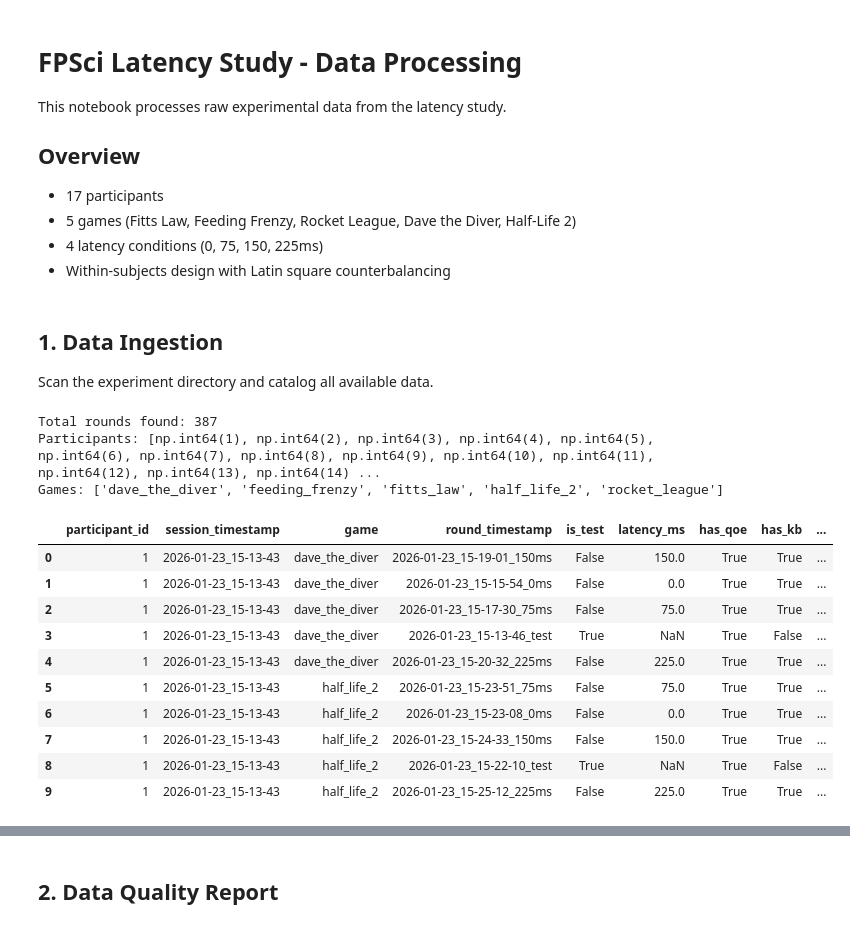
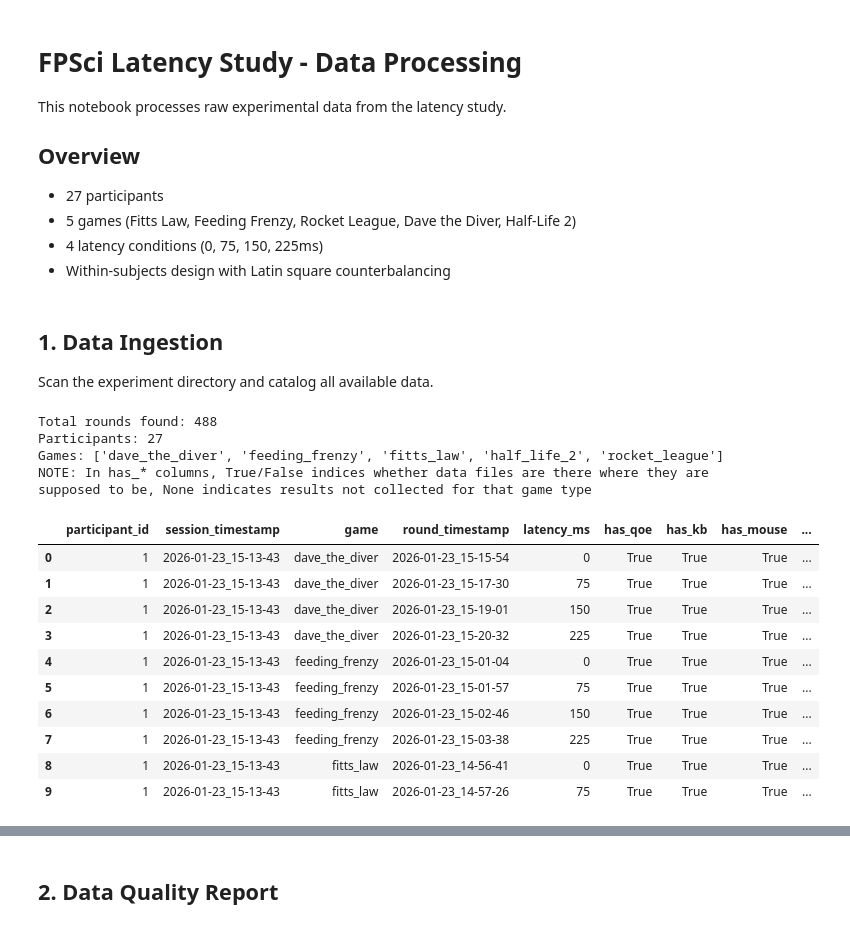
Before and after one commit to FelixNgFender/fpsci-harness, a Jupyter notebook: analysis/data_processing.ipynb, the cells around one changed output, grey strips where cells are left out. Cells and saved outputs as stored; diff of their text form; code cells hidden in the pictures.

Commit message:
first half of data processing

```diff
--- a/analysis/data_processing.ipynb
+++ b/analysis/data_processing.ipynb
@@ -5,7 +5,7 @@ This notebook processes raw experimental data from the latency study.
 
 ## Overview
 
-- 17 participants
+- 27 participants
 - 5 games (Fitts Law, Feeding Frenzy, Rocket League, Dave the Diver,
   Half-Life 2)
 - 4 latency conditions (0, 75, 150, 225ms)
@@ -47,41 +49,31 @@ GAME_NAMES = {
 # Latency conditions
 LATENCIES = [0, 75, 150, 225]
 # %%
-def extract_participant_id(path_name):
-    """Extract participant ID from directory name."""
-    match = re.match(r"^(\d+)", path_name)
-    if match:
-        return int(match.group(1))
-    return None
-
-
-def extract_latency(round_name):
+def extract_latency(round_name: str) -> int | None:
     """Extract latency from round directory name."""
     match = re.search(r"_(\d+)ms$", round_name)
     if match:
         return int(match.group(1))
     return None
 
+def get_round_name_without_latency(round_name: str) -> str:
+    return re.sub(r'_\d+ms$', '', round_name)
 
-def is_test_round(round_name):
+
+def is_test_round(round_name: str) -> bool:
     """Check if this is a test round."""
     return "_test" in round_name
 
 
-def scan_experiment_data():
+def scan_experiment_data() -> pd.DataFrame:
     """Scan experiment directory and catalog all data."""
     data_inventory = []
 
     for participant_dir in sorted(EXPERIMENT_DIR.iterdir()):
-        if not participant_dir.is_dir():
-            continue
-
-        participant_id = extract_participant_id(participant_dir.name)
-        if participant_id is None:
-            continue
-
+        participant_id = int(participant_dir.name)
         # Find session directories (timestamped)
         session_dirs = [d for d in participant_dir.iterdir() if d.is_dir()]
+        assert len(session_dirs) == 1, "every participant must have a session"
 
         for session_dir in session_dirs:
             session_timestamp = session_dir.name
@@ -101,51 +93,60 @@ def scan_experiment_data():
 
                 for round_dir in round_dirs:
                     round_name = round_dir.name
-                    is_test = is_test_round(round_name)
-                    latency = None if is_test else extract_latency(round_name)
+
+                    # skip test rounds
+                    if is_test_round(round_name):
+                        continue
+
+                    latency = extract_latency(round_name)
+                    assert latency is not None, "found non-conforming latency round"
 
                     # Check what files exist
                     files = {f.name: f for f in round_dir.iterdir() if f.is_file()}
 
                     data_inventory.append(
                         {
                             "participant_id": participant_id,
                             "session_timestamp": session_timestamp,
                             "game": game_name,
-                            "round_timestamp": round_name,
-                            "is_test": is_test,
+                            "round_timestamp": get_round_name_without_latency(round_name),
                             "latency_ms": latency,
                             "has_qoe": "qoe.txt" in files,
                             "has_kb": "kb.csv" in files,
                             "has_mouse": "mouse.csv" in files,
-                            "has_score": "score.txt" in files,
-                            "has_results": "results.csv" in files,  # Fitts Law
-                            "has_replay": any(".replay.json" in f for f in files),  # Rocket League
+                            "has_score_png": "score.png" in files if game_name in ('dave_the_diver', 'feeding_frenzy') else None,
+                            "has_dump": "dump.txt" in files if game_name == 'half_life_2' else None,
+                            "has_score_txt": "score.txt" in files if game_name in ('dave_the_diver', 'half_life_2', 'feeding_frenzy') else None,
+                            "has_results": "results.csv" in files if game_name == 'fitts_law' else None,
+                            "has_replay": any(".replay" in f for f in files) if game_name == 'rocket_league' else None,
+                            "has_replay_json": any(".replay.json" in f for f in files) if game_name == 'rocket_league' else None,
                             "round_path": str(round_dir),
                         }
                     )
 
     return pd.DataFrame(data_inventory)
 
 
 # Scan all data
 inventory_df = scan_experiment_data()
 print(f"Total rounds found: {len(inventory_df)}")
-print(f"Participants: {sorted(inventory_df['participant_id'].unique())}")
+print(f"Participants: {len(inventory_df['participant_id'].unique())}")
 print(f"Games: {sorted(inventory_df['game'].unique())}")
+print(f"NOTE: In has_* columns, True/False indices whether data files are there where they are supposed to be, None indicates results not collected for that game type")
 inventory_df.head(10)
 # %% [output]
-Total rounds found: 387
-Participants: [np.int64(1), np.int64(2), np.int64(3), np.int64(4), np.int64(5), np.int64(6), np.int64(7), np.int64(8), np.int64(9), np.int64(10), np.int64(11), np.int64(12), np.int64(13), np.int64(14) ...
+Total rounds found: 488
+Participants: 27
 Games: ['dave_the_diver', 'feeding_frenzy', 'fitts_law', 'half_life_2', 'rocket_league']
+NOTE: In has_* columns, True/False indices whether data files are there where they are supposed to be, None indicates results not collected for that game type
-|  | participant_id | session_timestamp | game | round_timestamp | is_test | latency_ms | has_qoe | has_kb | ... |
-| 0 | 1 | 2026-01-23_15-13-43 | dave_the_diver | 2026-01-23_15-19-01_150ms | False | 150.0 | True | True | ... |
-| 1 | 1 | 2026-01-23_15-13-43 | dave_the_diver | 2026-01-23_15-15-54_0ms | False | 0.0 | True | True | ... |
-| 2 | 1 | 2026-01-23_15-13-43 | dave_the_diver | 2026-01-23_15-17-30_75ms | False | 75.0 | True | True | ... |
-| 3 | 1 | 2026-01-23_15-13-43 | dave_the_diver | 2026-01-23_15-13-46_test | True | NaN | True | False | ... |
-| 4 | 1 | 2026-01-23_15-13-43 | dave_the_diver | 2026-01-23_15-20-32_225ms | False | 225.0 | True | True | ... |
-| 5 | 1 | 2026-01-23_15-13-43 | half_life_2 | 2026-01-23_15-23-51_75ms | False | 75.0 | True | True | ... |
-| 6 | 1 | 2026-01-23_15-13-43 | half_life_2 | 2026-01-23_15-23-08_0ms | False | 0.0 | True | True | ... |
-| 7 | 1 | 2026-01-23_15-13-43 | half_life_2 | 2026-01-23_15-24-33_150ms | False | 150.0 | True | True | ... |
-| 8 | 1 | 2026-01-23_15-13-43 | half_life_2 | 2026-01-23_15-22-10_test | True | NaN | True | False | ... |
-| 9 | 1 | 2026-01-23_15-13-43 | half_life_2 | 2026-01-23_15-25-12_225ms | False | 225.0 | True | True | ... |
+|  | participant_id | session_timestamp | game | round_timestamp | latency_ms | has_qoe | has_kb | has_mouse | ... |
+| 0 | 1 | 2026-01-23_15-13-43 | dave_the_diver | 2026-01-23_15-15-54 | 0 | True | True | True | ... |
+| 1 | 1 | 2026-01-23_15-13-43 | dave_the_diver | 2026-01-23_15-17-30 | 75 | True | True | True | ... |
+| 2 | 1 | 2026-01-23_15-13-43 | dave_the_diver | 2026-01-23_15-19-01 | 150 | True | True | True | ... |
+| 3 | 1 | 2026-01-23_15-13-43 | dave_the_diver | 2026-01-23_15-20-32 | 225 | True | True | True | ... |
+| 4 | 1 | 2026-01-23_15-13-43 | feeding_frenzy | 2026-01-23_15-01-04 | 0 | True | True | True | ... |
+| 5 | 1 | 2026-01-23_15-13-43 | feeding_frenzy | 2026-01-23_15-01-57 | 75 | True | True | True | ... |
+| 6 | 1 | 2026-01-23_15-13-43 | feeding_frenzy | 2026-01-23_15-02-46 | 150 | True | True | True | ... |
+| 7 | 1 | 2026-01-23_15-13-43 | feeding_frenzy | 2026-01-23_15-03-38 | 225 | True | True | True | ... |
+| 8 | 1 | 2026-01-23_15-13-43 | fitts_law | 2026-01-23_14-56-41 | 0 | True | True | True | ... |
+| 9 | 1 | 2026-01-23_15-13-43 | fitts_law | 2026-01-23_14-57-26 | 75 | True | True | True | ... |
```
Also changed, not shown: parts of 6 cells of this notebook, 2 other files.
